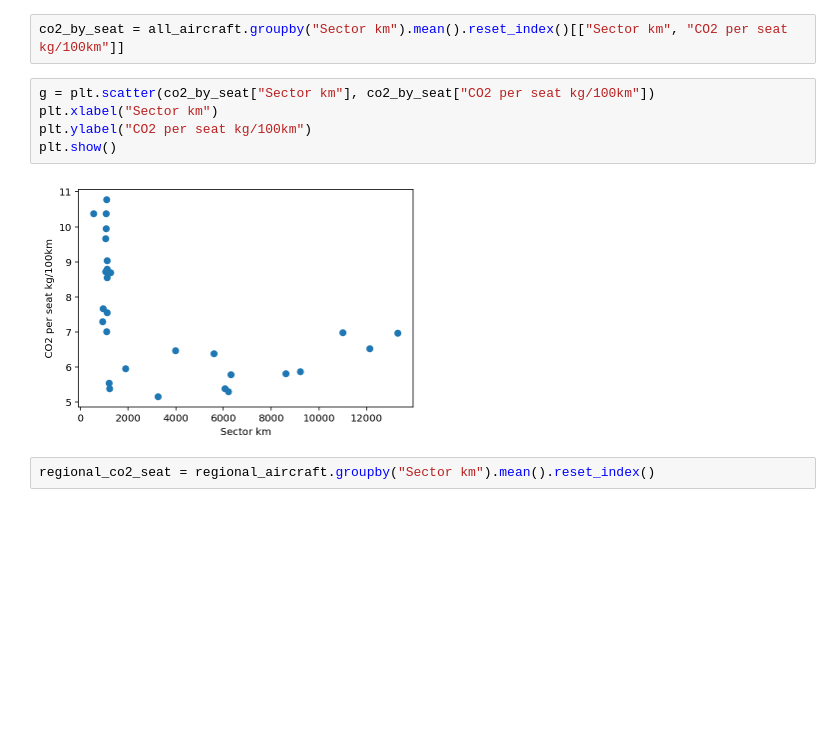
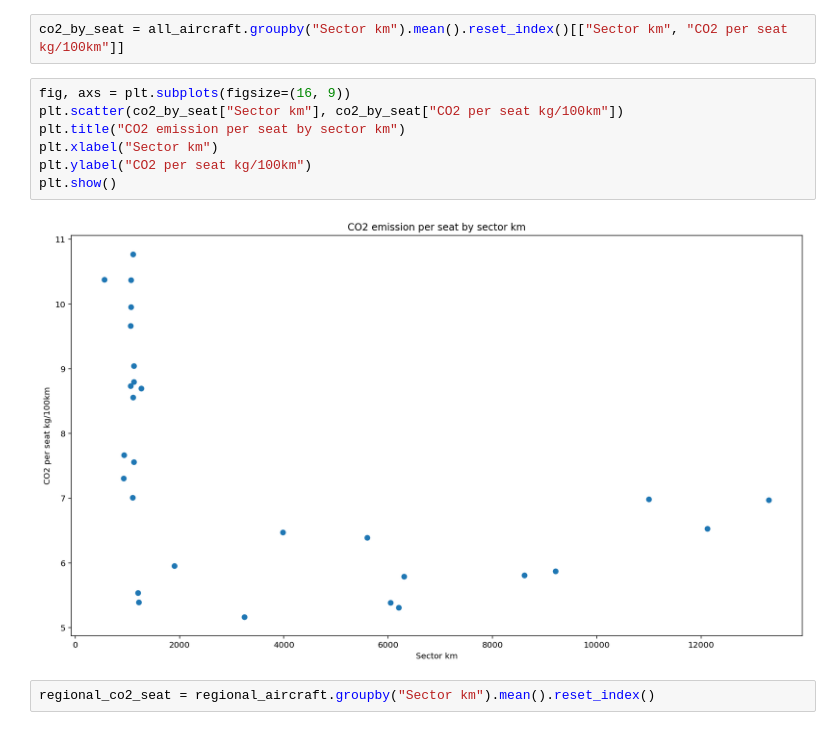
Before and after one commit to Jmion/aviation-co2-impact, a Jupyter notebook: Aviation_global_emissions.ipynb, the cells around one changed output. Drawn from its saved outputs; the diff is of its cells as text; blank space fills up the shorter version.

```diff
--- a/Aviation_global_emissions.ipynb
+++ b/Aviation_global_emissions.ipynb
@@ -210,12 +214,14 @@ Indeed, the bigger the distance is, the more seats the plane has. It would then
 # %%
 co2_by_seat = all_aircraft.groupby("Sector km").mean().reset_index()[["Sector km", "CO2 per seat kg/100km"]]
 # %%
-g = plt.scatter(co2_by_seat["Sector km"], co2_by_seat["CO2 per seat kg/100km"])
+fig, axs = plt.subplots(figsize=(16, 9))
+plt.scatter(co2_by_seat["Sector km"], co2_by_seat["CO2 per seat kg/100km"])
+plt.title("CO2 emission per seat by sector km")
 plt.xlabel("Sector km")
 plt.ylabel("CO2 per seat kg/100km")
 plt.show()
 # %% [output]
-[figure, old version]
+[figure, new version]
 # %%
 regional_co2_seat = regional_aircraft.groupby("Sector km").mean().reset_index()
 # %%
```
Also changed, not shown: parts of 5 cells of this notebook.
